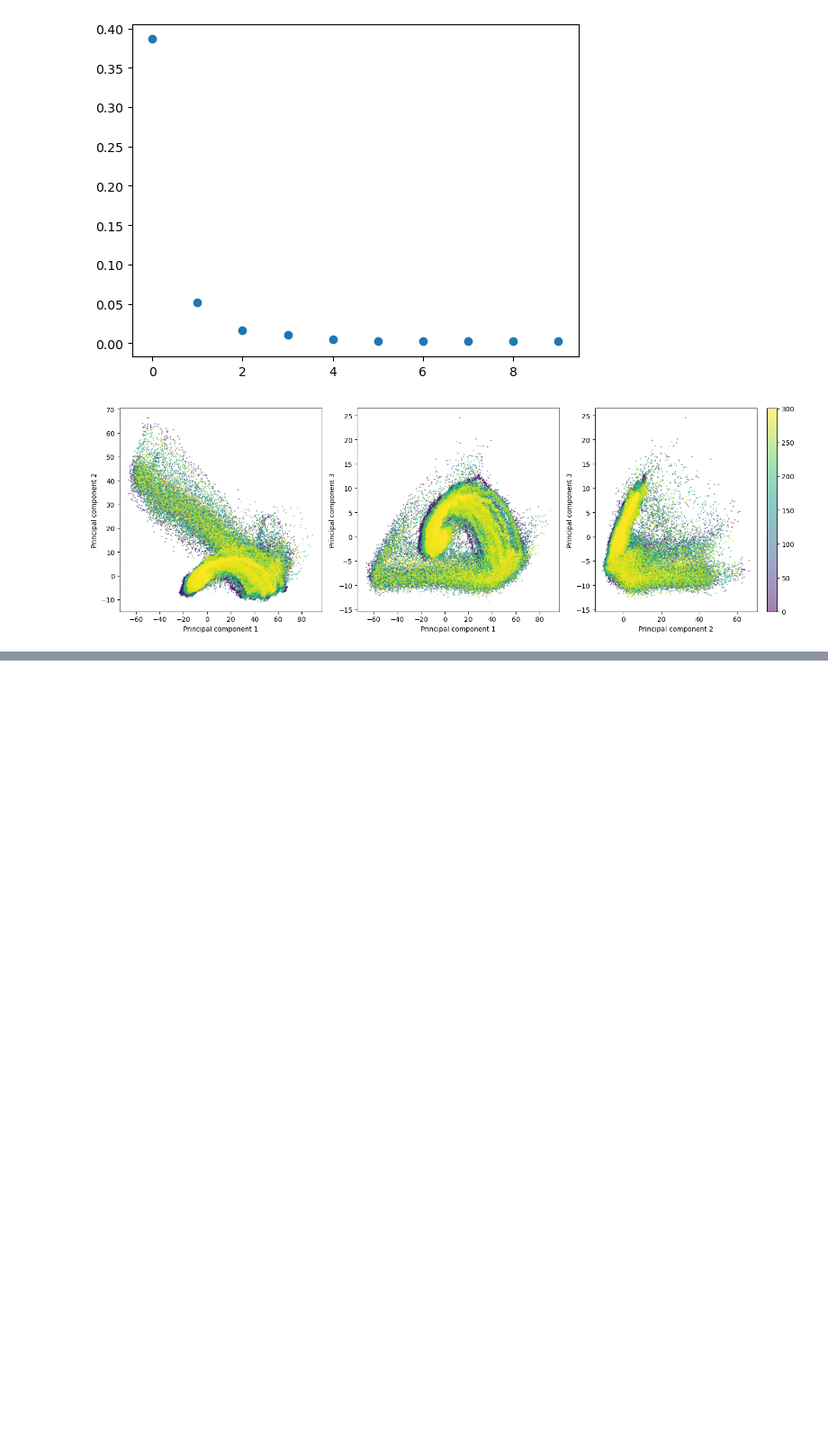
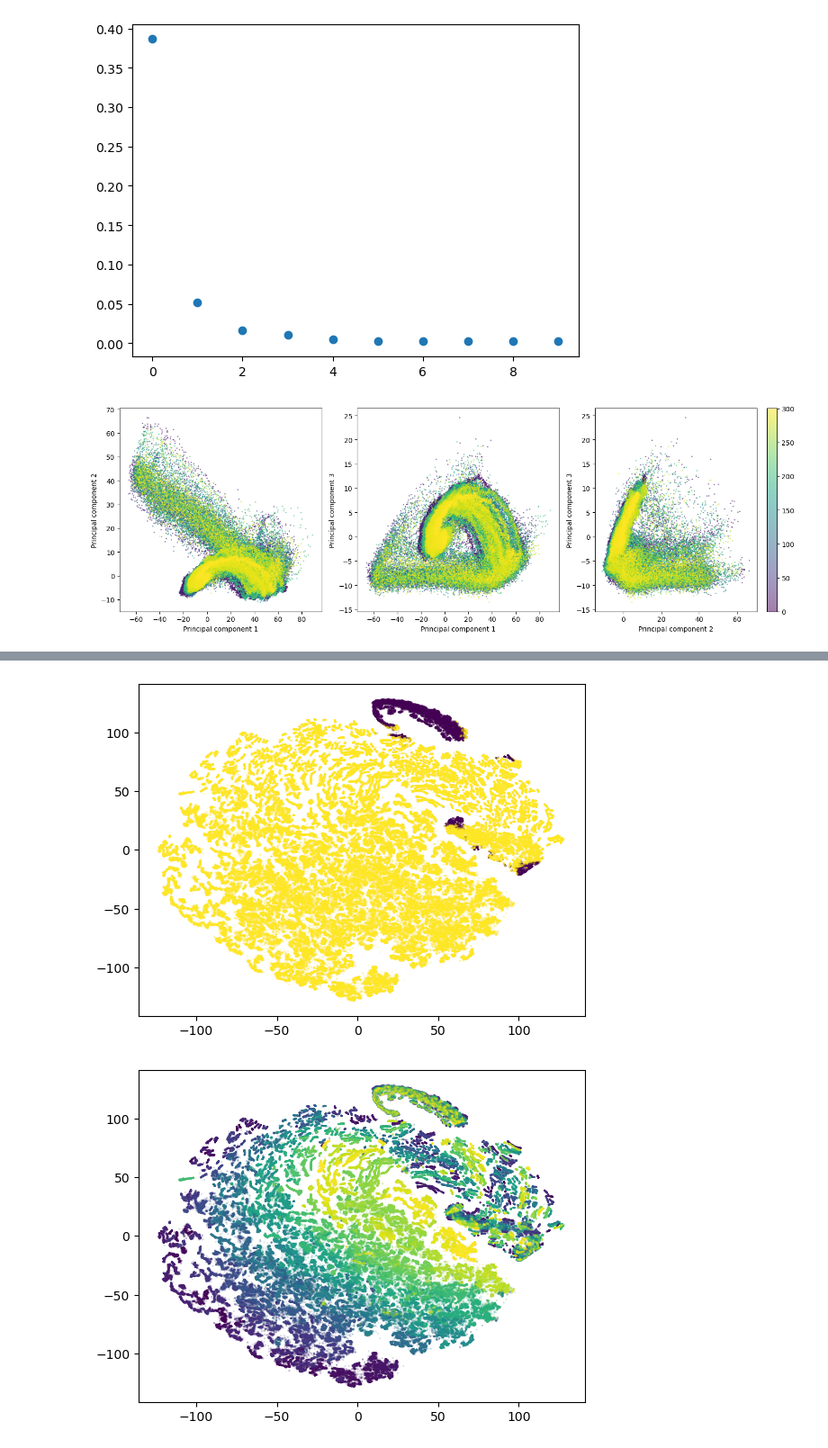
Before and after one commit to mrwun2002/MaxLab_analysis, a Jupyter notebook: tsne_test.ipynb, the cells around one changed output, grey strips where cells are left out. Shown at 90% size. Cells and saved outputs as stored; diff of their text form; code cells hidden in the pictures; blank space fills up the shorter version.

```diff
--- a/tsne_test.ipynb
+++ b/tsne_test.ipynb
@@ -104,0 +108,24 @@ plt.colorbar()
+# %%
+X_tsne_2 = list()
+
+for i, perplexity in enumerate(np.arange(80, 300, 10)):
+    tsne = TSNE(perplexity = perplexity)
+    X_tsne_2.append(tsne.fit_transform(X_pca))
+# %%
+i=9
+plt.scatter(X_tsne_2[i][:, 0], X_tsne_2[i][:, 1], s = 0.2, alpha=0.2, c = (X_pca[:, 1] < 10))
+plt.show()
+plt.scatter(X_tsne_2[i][:, 0], X_tsne_2[i][:, 1], s = 0.2, alpha=0.2, c = t)
+plt.show()
+
+fig = plt.figure(figsize = (20, 20))
+for i, perplexity in enumerate(np.arange(80, 300, 10)):
+    plt.subplot(4, 6, i+1)
+    plt.scatter(X_tsne_2[i][:, 0], X_tsne_2[i][:, 1], s = 0.2, alpha=0.2, c = (t))
+    plt.title('perplexity = ' + str(perplexity))
+
+plt.tight_layout()
+plt.show()
+# %% [output]
+[figure, added]
+[figure, added]
```
Also changed, not shown: parts of 4 cells of this notebook, 3 other files.
